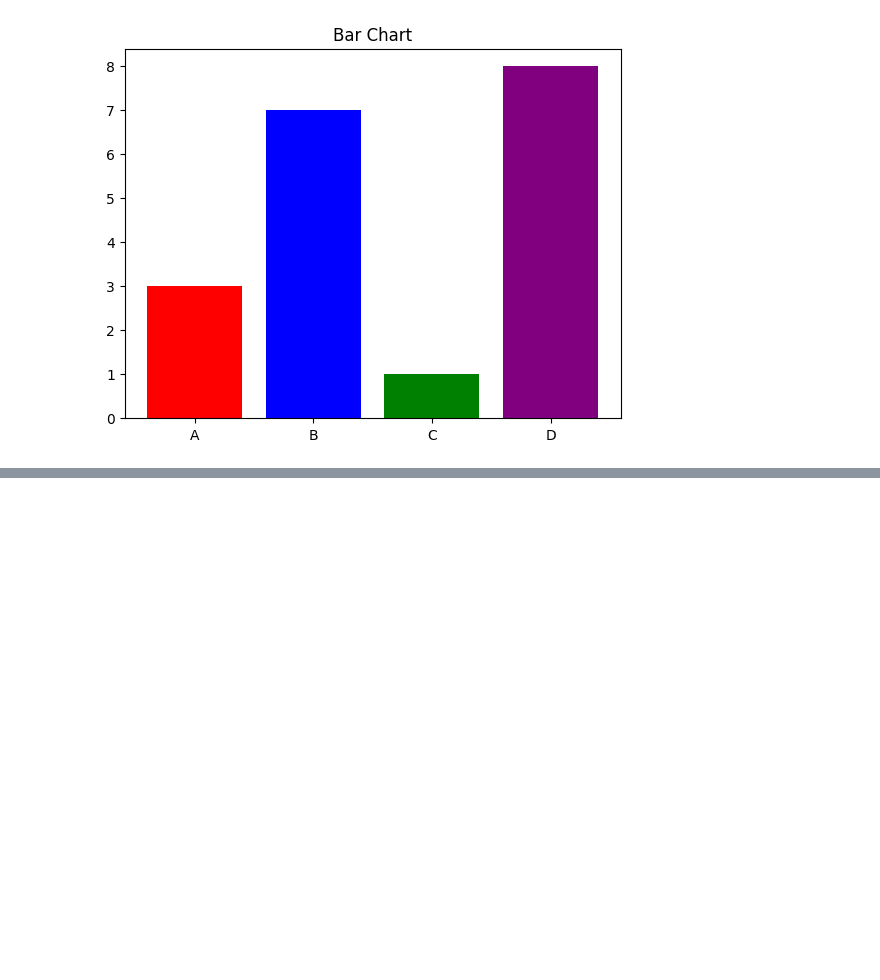
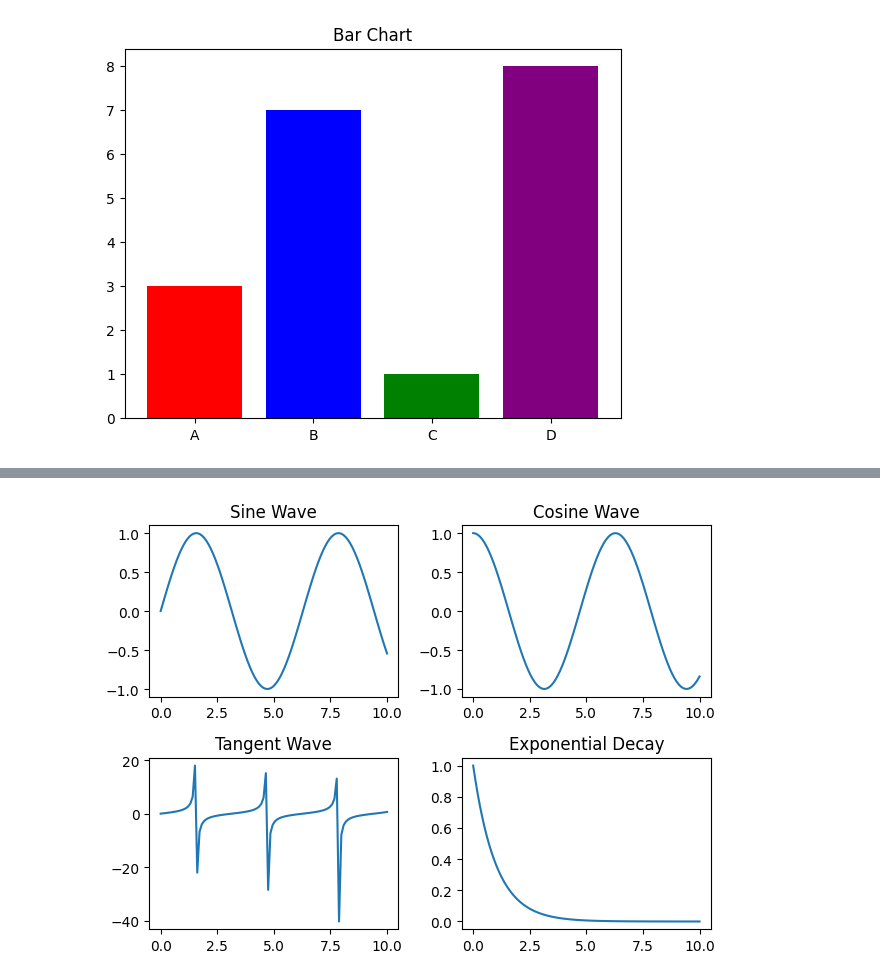
Before and after one commit to Rithvik1709/100-days-of-grind, a Jupyter notebook: ML/Day 02 matplotlib/working with matplotlib.ipynb, the cells around one changed output, grey strips where cells are left out. Saved outputs shown, nothing was run; the diff lists cells and outputs as text; code cells hidden in the pictures; blank space fills up the shorter version.

```diff
--- a/ML/Day 02 matplotlib/working with matplotlib.ipynb
+++ b/ML/Day 02 matplotlib/working with matplotlib.ipynb
@@ -72,0 +114,22 @@ plt.show()
+# %%
+fig, ax = plt.subplots(2, 2)
+
+x = np.linspace(0, 10, 100)
+y1, y2, y3, y4 = np.sin(x), np.cos(x), np.tan(x), np.exp(-x)
+
+ax[0, 0].plot(x, y1)
+ax[0, 0].set_title("Sine Wave")
+
+ax[0, 1].plot(x, y2)
+ax[0, 1].set_title("Cosine Wave")
+
+ax[1, 0].plot(x, y3)
+ax[1, 0].set_title("Tangent Wave")
+
+ax[1, 1].plot(x, y4)
+ax[1, 1].set_title("Exponential Decay")
+
+plt.tight_layout()
+plt.show()
+# %% [output]
+[figure, added]
```
Also changed, not shown: parts of 17 cells of this notebook.
